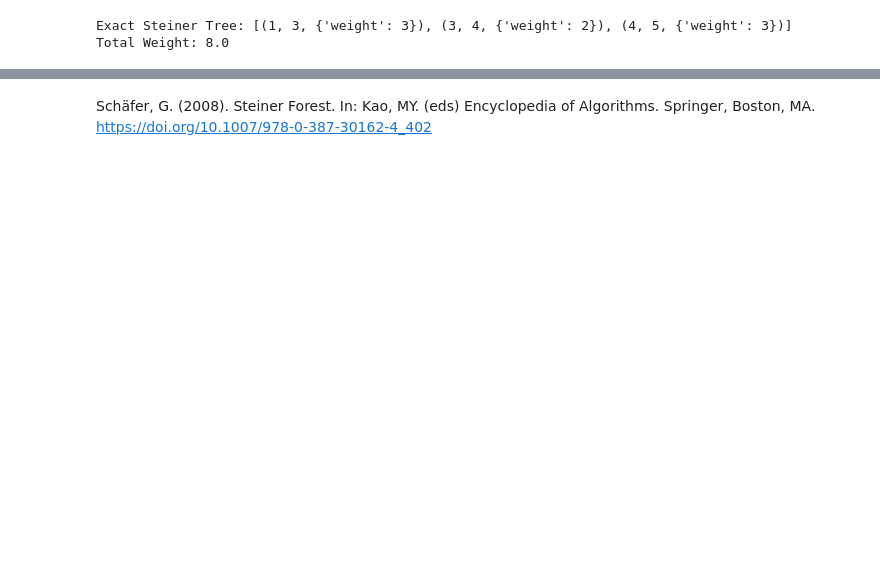
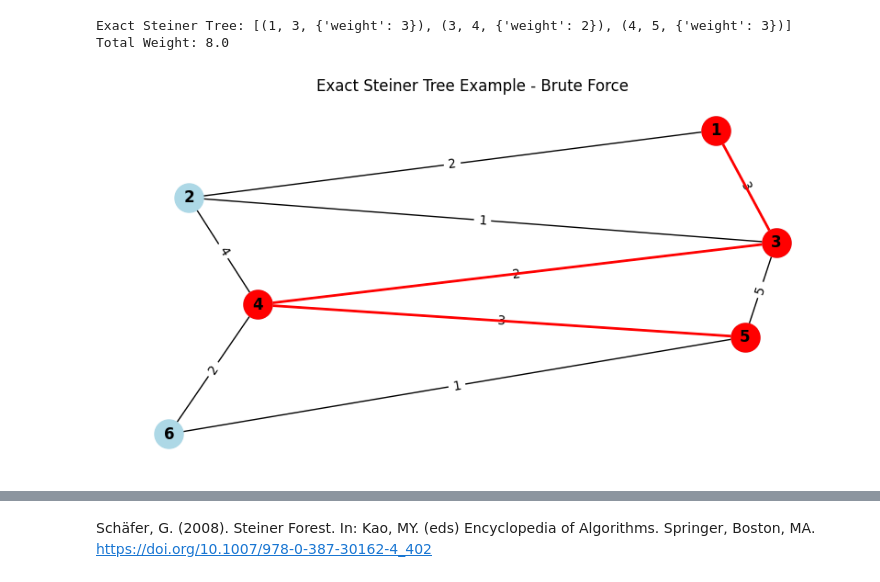
Before and after one commit to 0xjrr/steiner_trees, a Jupyter notebook: steiner_trees.ipynb, the cells around one changed output, grey strips where cells are left out. Saved outputs shown, nothing was run; the diff lists cells and outputs as text; code cells hidden in the pictures; blank space fills up the shorter version.

```diff
--- a/steiner_trees.ipynb
+++ b/steiner_trees.ipynb
@@ -87,3 +87,7 @@ print("Total Weight:", weight)
 # %% [output]
 Exact Steiner Tree: [(1, 3, {'weight': 3}), (3, 4, {'weight': 2}), (4, 5, {'weight': 3})]
 Total Weight: 8.0
+# %%
+draw_graph(G, tree, title="Exact Steiner Tree Example - Brute Force")
+# %% [output]
+[figure, added]
```
Also changed, not shown: parts of 8 cells of this notebook.
